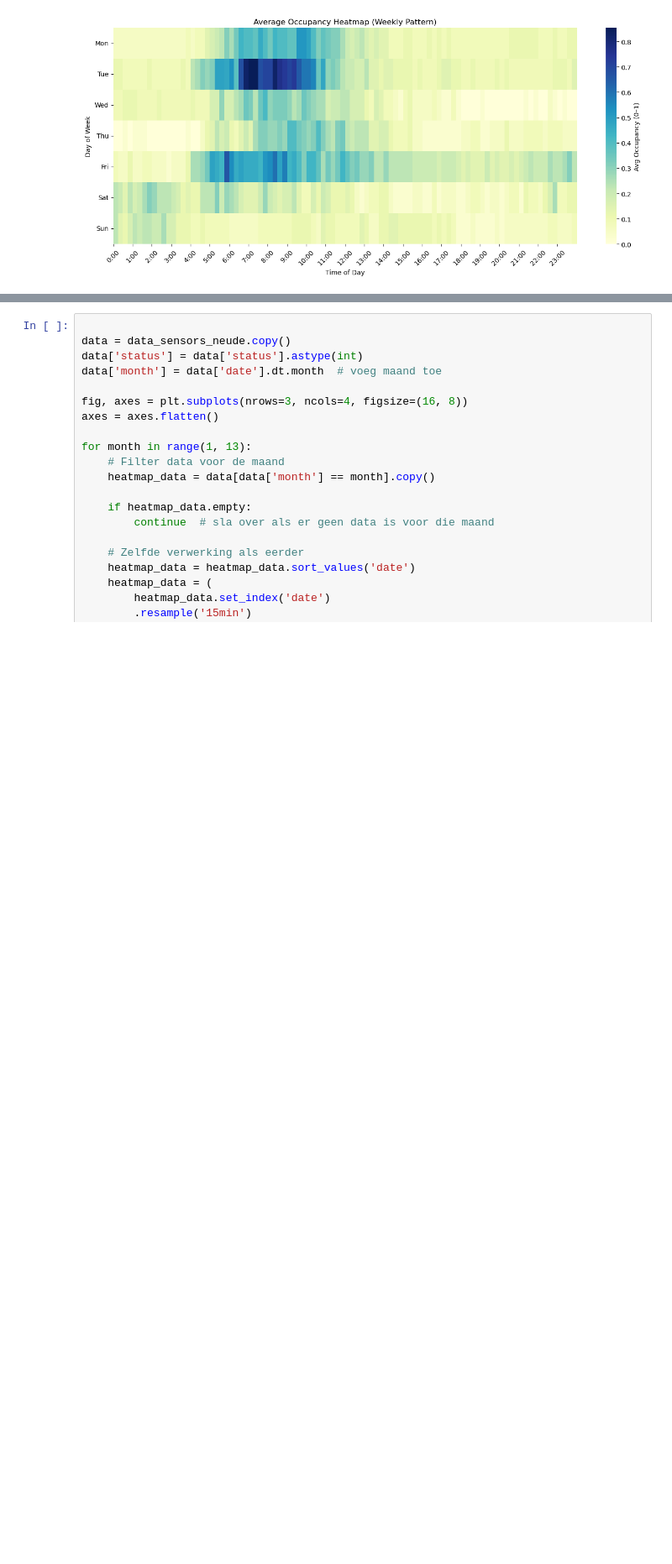
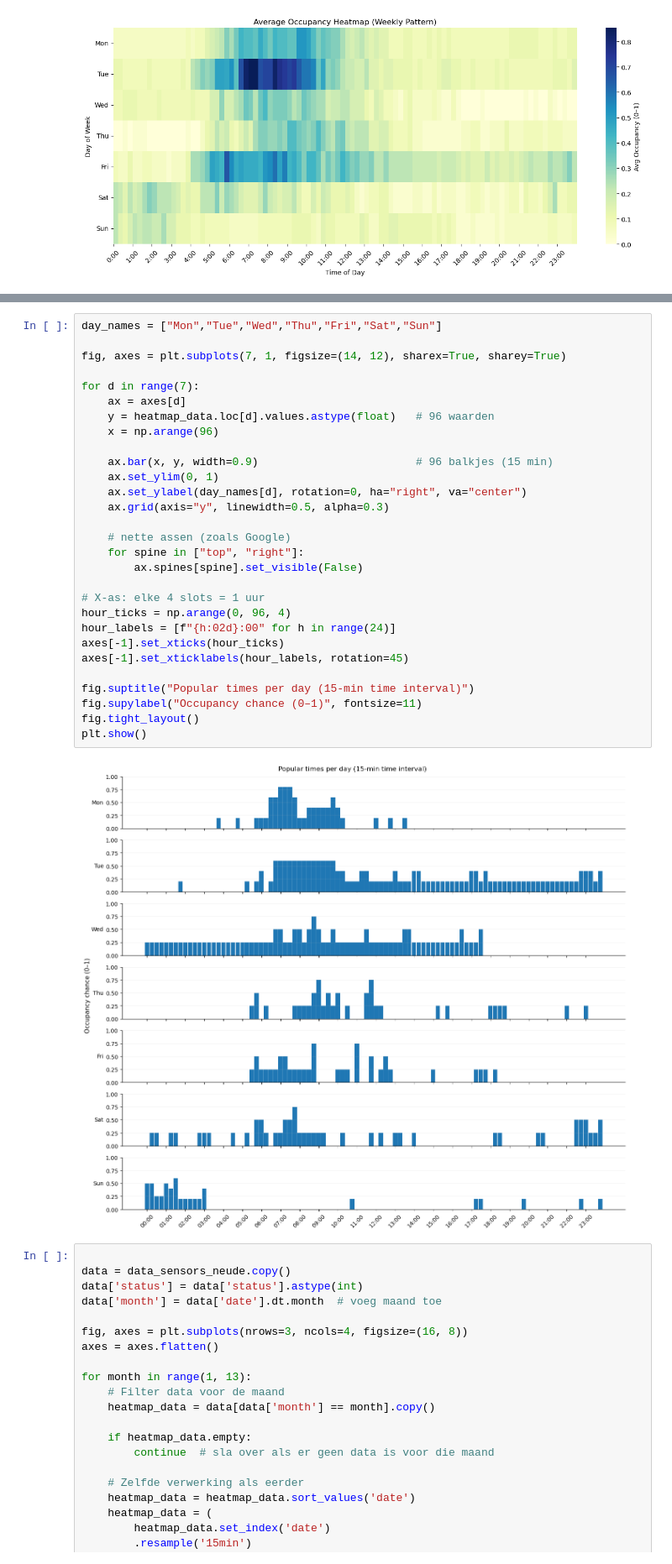
Before and after one commit to chenneman/CTC-advanced-data-science, a Jupyter notebook: XGboost.ipynb, the cells around one changed output, grey strips where cells are left out. Shown at 84% size. Cells and saved outputs as stored; diff of their text form; blank space fills up the shorter version.

```diff
--- a/XGboost.ipynb
+++ b/XGboost.ipynb
@@ -58,3 +155,34 @@ plt.show()
+# %%
+day_names = ["Mon","Tue","Wed","Thu","Fri","Sat","Sun"]
+
+fig, axes = plt.subplots(7, 1, figsize=(14, 12), sharex=True, sharey=True)
+
+for d in range(7):
+    ax = axes[d]
+    y = heatmap_data.loc[d].values.astype(float)   # 96 waarden
+    x = np.arange(96)
+
+    ax.bar(x, y, width=0.9)                        # 96 balkjes (15 min)
+    ax.set_ylim(0, 1)
+    ax.set_ylabel(day_names[d], rotation=0, ha="right", va="center")
+    ax.grid(axis="y", linewidth=0.5, alpha=0.3)
+
+    # nette assen (zoals Google)
+    for spine in ["top", "right"]:
+        ax.spines[spine].set_visible(False)
+
+# X-as: elke 4 slots = 1 uur
+hour_ticks = np.arange(0, 96, 4)
+hour_labels = [f"{h:02d}:00" for h in range(24)]
+axes[-1].set_xticks(hour_ticks)
+axes[-1].set_xticklabels(hour_labels, rotation=45)
+
+fig.suptitle("Popular times per day (15-min time interval)")
+fig.supylabel("Occupancy chance (0–1)", fontsize=11)
+fig.tight_layout()
+plt.show()
+# %% [output]
+[figure, added]
 # %%
 
 data = data_sensors_neude.copy()
```
Also changed, not shown: parts of 3 cells of this notebook, 1 other file.
